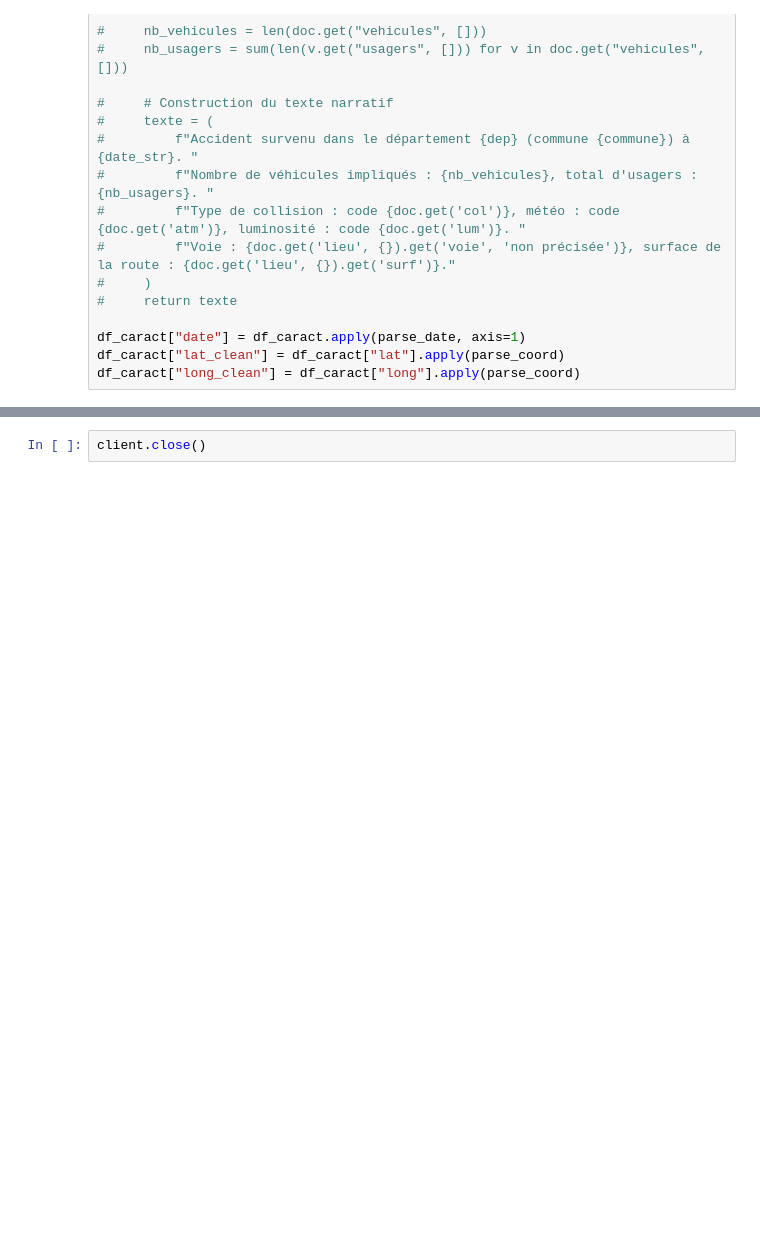
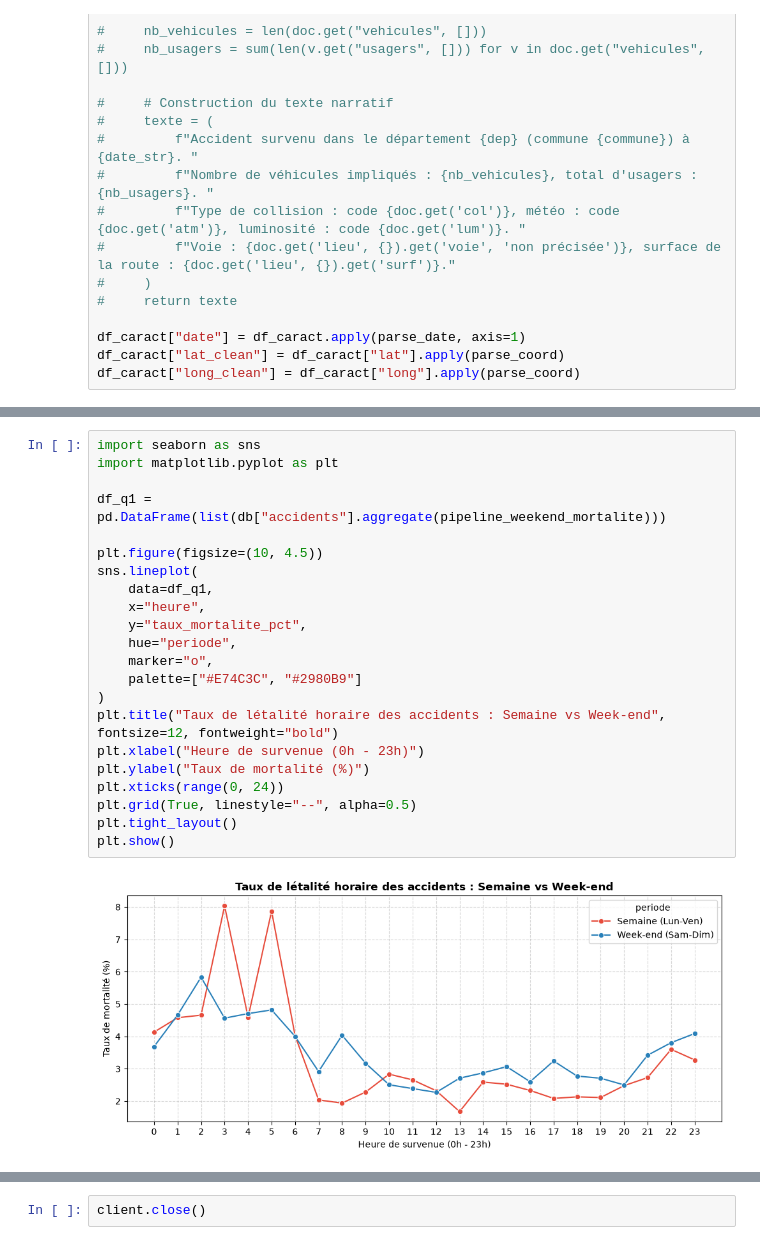
Before and after one commit to LeoLChalot/ipssi-nosql, a Jupyter notebook: notebook_local.ipynb, the cells around one changed output, grey strips where cells are left out. Drawn from its saved outputs; the diff is of its cells as text; blank space fills up the shorter version.

```diff
--- a/notebook_local.ipynb
+++ b/notebook_local.ipynb
@@ -211,0 +251,24 @@ Succès : 54402 accidents enrichis et insérés.
+# %%
+import seaborn as sns
+import matplotlib.pyplot as plt
+
+df_q1 = pd.DataFrame(list(db["accidents"].aggregate(pipeline_weekend_mortalite)))
+
+plt.figure(figsize=(10, 4.5))
+sns.lineplot(
+    data=df_q1,
+    x="heure",
+    y="taux_mortalite_pct",
+    hue="periode",
+    marker="o",
+    palette=["#E74C3C", "#2980B9"]
+)
+plt.title("Taux de létalité horaire des accidents : Semaine vs Week-end", fontsize=12, fontweight="bold")
+plt.xlabel("Heure de survenue (0h - 23h)")
+plt.ylabel("Taux de mortalité (%)")
+plt.xticks(range(0, 24))
+plt.grid(True, linestyle="--", alpha=0.5)
+plt.tight_layout()
+plt.show()
+# %% [output]
+[figure, added]
```
Also changed, not shown: parts of 9 cells of this notebook, 1 other file.
